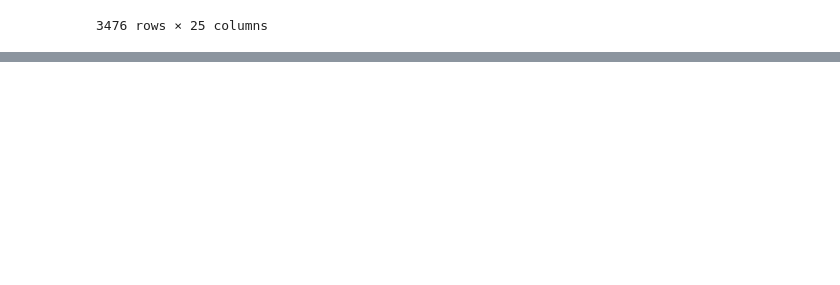
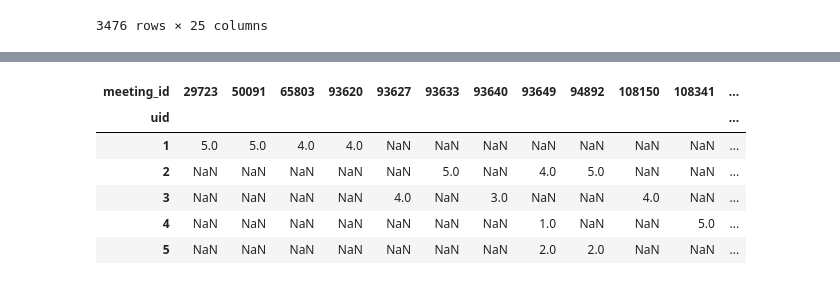
Before and after one commit to sht3898/wiselife, a Jupyter notebook: Data/recommend.ipynb, the cells around one changed output, grey strips where cells are left out. Drawn from its saved outputs; the diff is of its cells as text; code cells hidden in the pictures; blank space fills up the shorter version.

```diff
--- a/Data/recommend.ipynb
+++ b/Data/recommend.ipynb
@@ -133,0 +147,10 @@ dtype: object
+# %%
+conn = pymysql.connect(host='13.125.114.122', user='root', password='wiselife5', db='wiselife', charset='utf8')
+curs = conn.cursor()
+df_meeting = pd.read_sql('select * from meeting', con=conn)
+df_review = pd.read_sql('select * from review', con=conn)
+df_user = pd.read_sql('select * from user', con=conn)
+conn.close()
+
+print(df_meeting)
+print(df_review)
@@ -133,0 +212,11 @@ dtype: object
+# %%
+user_meeting_rating = ratings.pivot_table('score', index='uid', columns='meeting_id')
+user_meeting_rating
+# %% [output]
+| meeting_id | 29723 | 50091 | 65803 | 93620 | 93627 | 93633 | 93640 | 93649 | 94892 | 108150 | 108341 | ... |
+| uid |  |  |  |  |  |  |  |  |  |  |  | ... |
+| 1 | 5.0 | 5.0 | 4.0 | 4.0 | NaN | NaN | NaN | NaN | NaN | NaN | NaN | ... |
+| 2 | NaN | NaN | NaN | NaN | NaN | 5.0 | NaN | 4.0 | 5.0 | NaN | NaN | ... |
+| 3 | NaN | NaN | NaN | NaN | 4.0 | NaN | 3.0 | NaN | NaN | 4.0 | NaN | ... |
+| 4 | NaN | NaN | NaN | NaN | NaN | NaN | NaN | 1.0 | NaN | NaN | 5.0 | ... |
+| 5 | NaN | NaN | NaN | NaN | NaN | NaN | NaN | 2.0 | 2.0 | NaN | NaN | ... |
```
Also changed, not shown: parts of 29 cells of this notebook, 10 other files.
